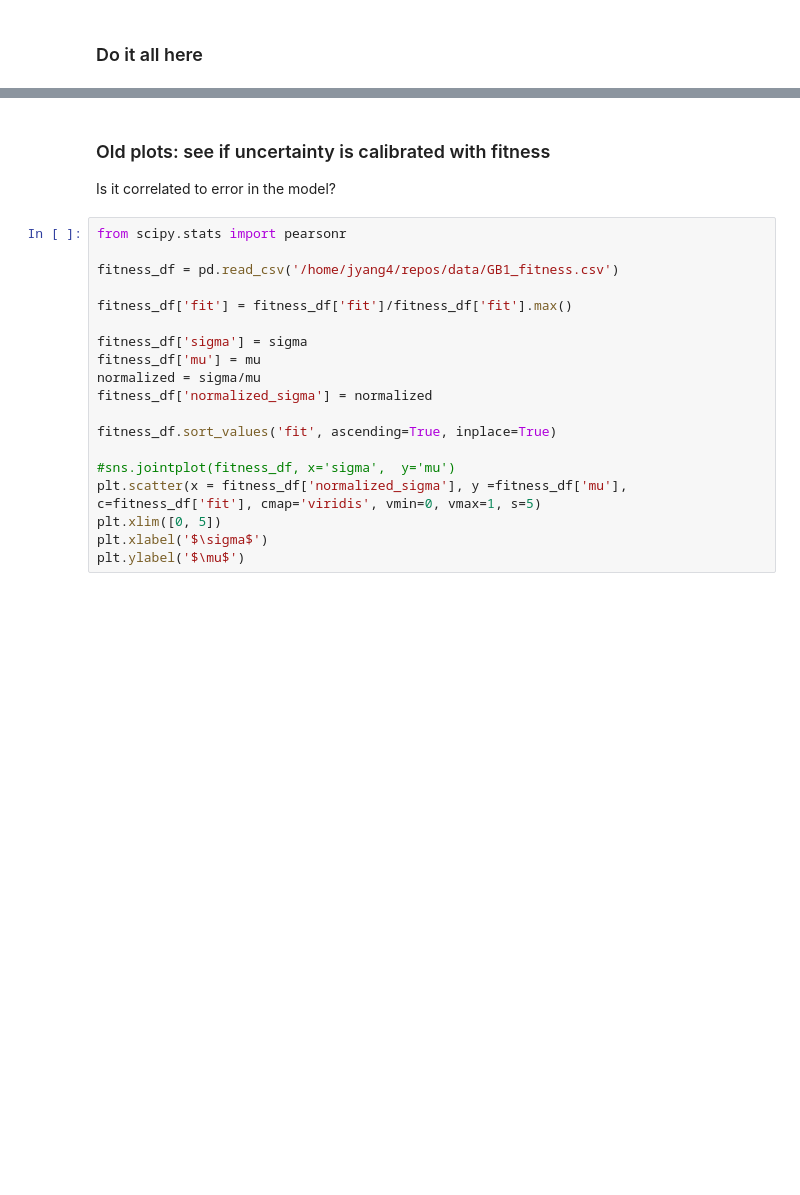
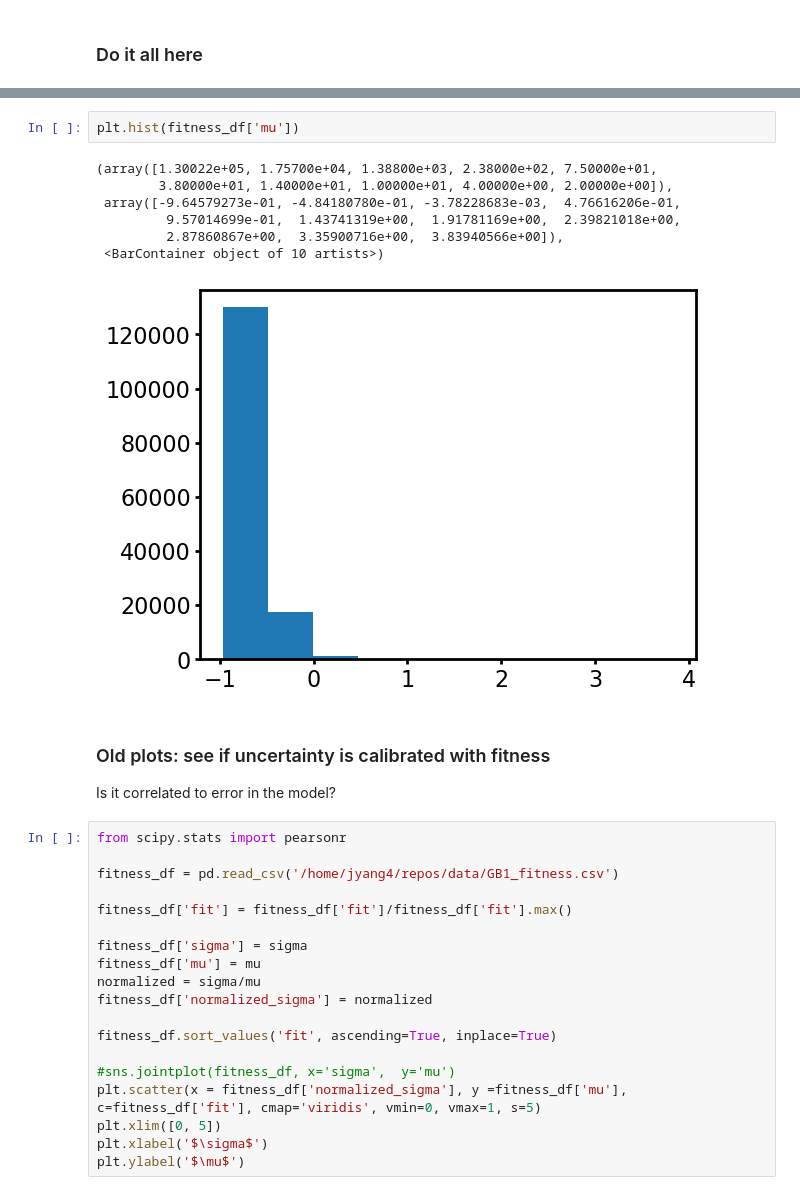
Before and after one commit to jsunn-y/ALDE, a Jupyter notebook: analysis.ipynb, the cells around one changed output, grey strips where cells are left out. Saved outputs shown, nothing was run; the diff lists cells and outputs as text; blank space fills up the shorter version.

```diff
--- a/analysis.ipynb
+++ b/analysis.ipynb
@@ -461,3 +484,13 @@ plt.tight_layout()
+# %%
+plt.hist(fitness_df['mu'])
+# %% [output]
+(array([1.30022e+05, 1.75700e+04, 1.38800e+03, 2.38000e+02, 7.50000e+01,
+        3.80000e+01, 1.40000e+01, 1.00000e+01, 4.00000e+00, 2.00000e+00]),
+ array([-9.64579273e-01, -4.84180780e-01, -3.78228683e-03,  4.76616206e-01,
+         9.57014699e-01,  1.43741319e+00,  1.91781169e+00,  2.39821018e+00,
+         2.87860867e+00,  3.35900716e+00,  3.83940566e+00]),
+ <BarContainer object of 10 artists>)
+[figure, added]
 # %% [markdown]
 ### Old plots: see if uncertainty is calibrated with fitness
 
```
Also changed, not shown: parts of 4 cells of this notebook, 3 other files.
